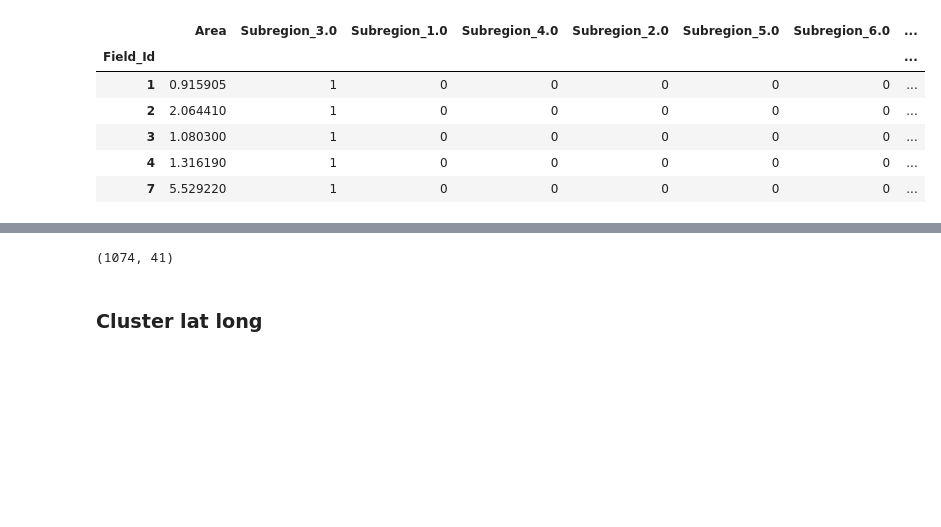
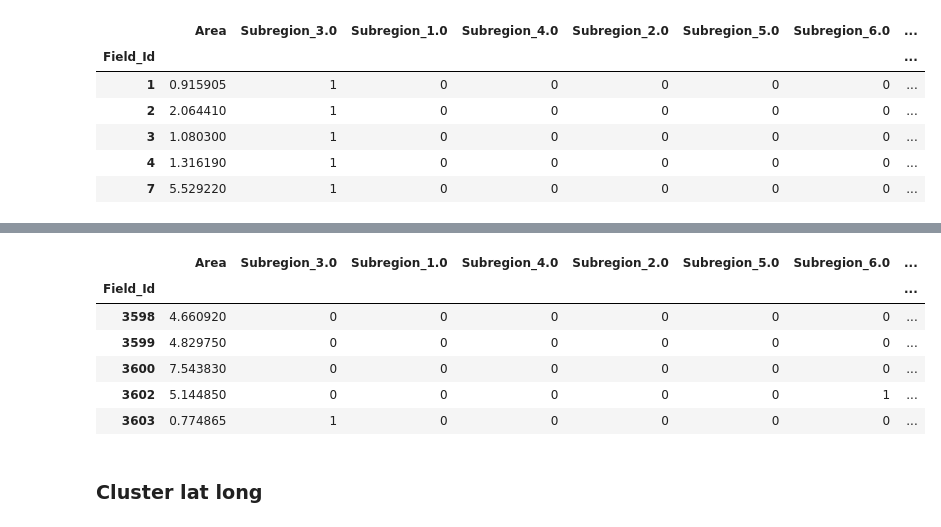
Before and after one commit to ZeeshanSultan/zindi-farmpin, a Jupyter notebook: notebooks/rb_0.2_create_meta_datasets.ipynb, the cells around one changed output, grey strips where cells are left out. Cells and saved outputs as stored; diff of their text form; code cells hidden in the pictures; blank space fills up the shorter version.

```diff
--- a/notebooks/rb_0.2_create_meta_datasets.ipynb
+++ b/notebooks/rb_0.2_create_meta_datasets.ipynb
@@ -269,7 +252,13 @@ test_features_data.head()
-# %%
-test_features_data.shape
-# %% [output]
-(1074, 41)
+# %%
+train_features_data.tail()
+# %% [output]
+|  | Area | Subregion_3.0 | Subregion_1.0 | Subregion_4.0 | Subregion_2.0 | Subregion_5.0 | Subregion_6.0 | ... |
+| Field_Id |  |  |  |  |  |  |  | ... |
+| 3598 | 4.660920 | 0 | 0 | 0 | 0 | 0 | 0 | ... |
+| 3599 | 4.829750 | 0 | 0 | 0 | 0 | 0 | 0 | ... |
+| 3600 | 7.543830 | 0 | 0 | 0 | 0 | 0 | 0 | ... |
+| 3602 | 5.144850 | 0 | 0 | 0 | 0 | 0 | 1 | ... |
+| 3603 | 0.774865 | 1 | 0 | 0 | 0 | 0 | 0 | ... |
 # %% [markdown]
 ### Cluster lat long
 # %%
```
Also changed, not shown: parts of 9 cells of this notebook, 31 other files.
